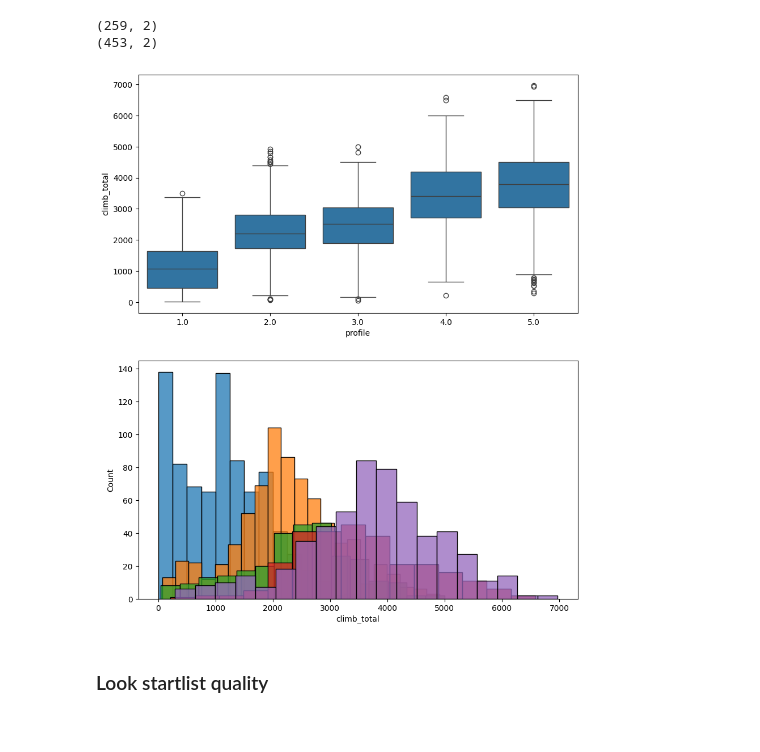
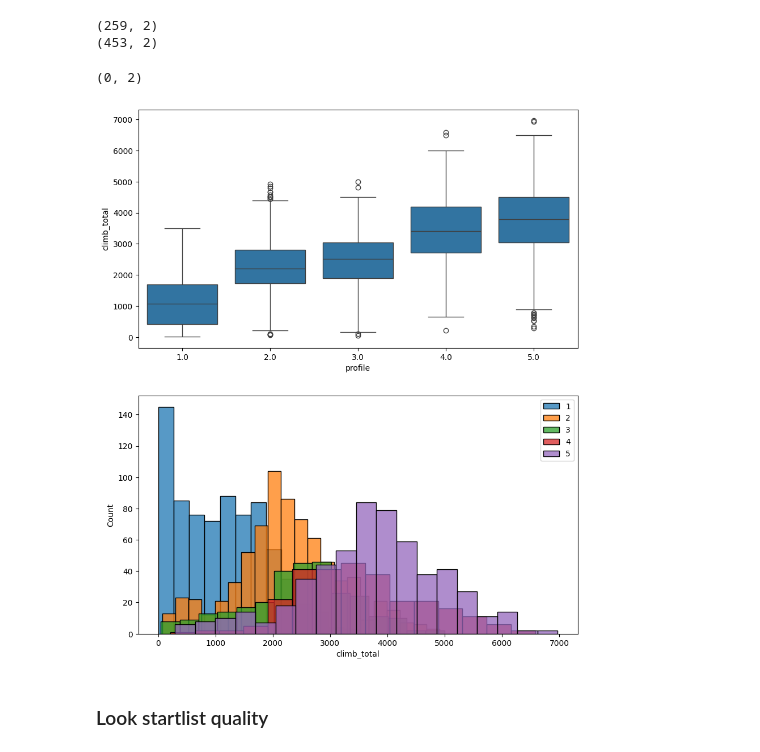
Before and after one commit to DiVitoTommaso/Cyclists-Races_Data-Mining, a Jupyter notebook: Data Mining.ipynb, the cells around one changed output. Cells and saved outputs as stored; diff of their text form; code cells hidden in the pictures.

Commit message:
succesfully imputed total_climb

```diff
--- a/Data Mining.ipynb
+++ b/Data Mining.ipynb
@@ -312,20 +312,65 @@ print(
 (453, 2)
 # %%
 # tried median imputation but it changes the distribution of the data
+# tried assigning value to class with closest median
+"""medians = []
+for i in range(1, 6):
+    mask = true_races_df.profile == i
+    medians.append(true_races_df.loc[mask, "climb_total"].median())
+
+mask = true_races_df.profile.isna() & true_races_df.climb_total.notna()
+temp_df = true_races_df.loc[mask]
+
+
+for i, row in temp_df.iterrows():
+    min_diff = float("inf")
+    for j in range(5):
+        diff = abs(row["climb_total"] - medians[j])
+        if diff < min_diff:
+            min_diff = diff
+            profile = j + 1
+
+    true_races_df.loc[i, "profile"] = profile"""
+
+fit_df = true_races_df.loc[
+    true_races_df.profile.notna() & true_races_df.climb_total.notna()
+]
+impute_df = true_races_df.loc[
+    true_races_df.profile.notna() & true_races_df.climb_total.isna()
+]
+
+imputer = imp.KNNImputer(n_neighbors=5)
+imputer.fit(fit_df)
+imputation = imputer.transform(impute_df)
+df_temp = pd.DataFrame(imputation, columns=["profile", "climb_total"])
+df_temp.head()
+true_races_df.loc[
+    true_races_df.profile.notna() & true_races_df.climb_total.isna()
+] = df_temp
+# %%
+print(
+    true_races_df.loc[
+        (true_races_df.profile.notna() & true_races_df.climb_total.isna())
+    ].shape
+)
+# %% [output]
+(0, 2)
 # %%
 # see how distribution changed
 plt.figure(figsize=(10, 12))
 plt.subplot(2, 1, 1)
 sns.boxplot(data=true_races_df, x="profile", y="climb_total")
 plt.subplot(2, 1, 2)
 for profile in [1, 2, 3, 4, 5]:
     sns.histplot(
         data=true_races_df.loc[true_races_df.profile == profile],
         x="climb_total",
         label=profile,
     )
+plt.legend()
+plt.show()
 # %% [output]
-[figure, old version]
+[figure, new version]
 # %% [markdown]
 ### Look startlist quality
 # %% [markdown]
```
